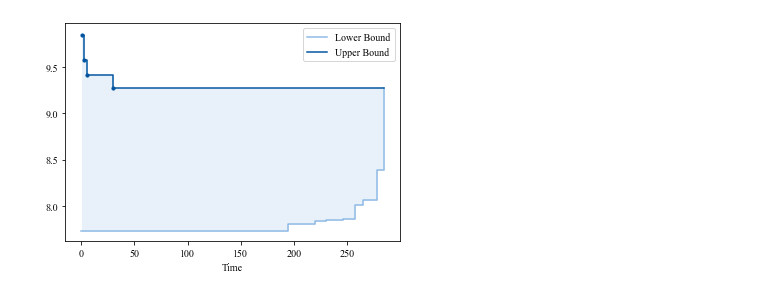
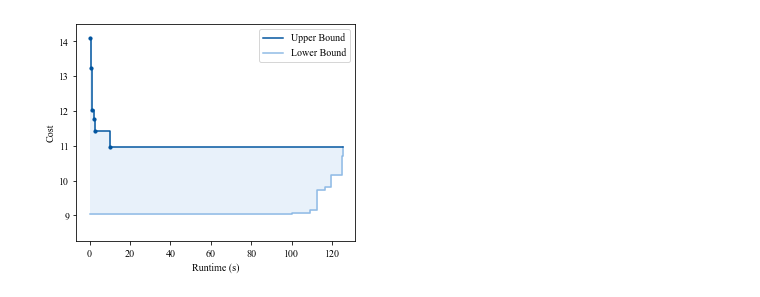
Before and after one commit to jsb/LayoutEmbedding, a Jupyter notebook: notebooks/optimization_timeline.ipynb, the cells around one changed output. Cells and saved outputs as stored; diff of their text form; code cells hidden in the pictures.

```diff
--- a/notebooks/optimization_timeline.ipynb
+++ b/notebooks/optimization_timeline.ipynb
@@ -87,13 +76,14 @@ def plot_run(lb_data, ub_data):
     lb_resampled = np.minimum(lb_resampled, ub_resampled)
     lb = np.minimum(lb, ub_interp(lb_t))
 
-    plt.figure()
-    plt.xlabel('Time')
+    #plt.figure()
+    plt.xlabel('Runtime (s)')
+    plt.ylabel('Cost')
 
-    plt.fill_between(t_resampled, lb_resampled, ub_resampled, color='rwth:blue10', step='post')
+    plt.fill_between(t_resampled, lb_resampled, ub_resampled, color='rwth:blue10', step='post', zorder=-2.0)
+    plt.step(t_resampled, ub_resampled, label='Upper Bound', c='rwth:blue', where='post', zorder=-0.0)
+    plt.step(t_resampled, lb_resampled, label='Lower Bound', c='rwth:blue50', where='post', zorder=-1.0)
 
-    plt.step(t_resampled, lb_resampled, label='Lower Bound', c='rwth:blue50', where='post')
-    plt.step(t_resampled, ub_resampled, label='Upper Bound', c='rwth:blue', where='post')
 
     point_size = 10.0
     #plt.scatter(lb_t, lb, c='rwth:blue50', s=point_size)
@@ -109,9 +117,13 @@ plot_run(lb_data, ub_data)
 # %%
-seed = 2
+seed = 281
 lb_fn = optimization_pipeline_output_dir + f'/{seed}_lower_bound.csv'
 ub_fn = optimization_pipeline_output_dir + f'/{seed}_upper_bound.csv'
 lb_data = pd.read_csv(lb_fn)
 ub_data = pd.read_csv(ub_fn)
+plt.figure(figsize=(5,4))
+#plt.title(f'Seed {seed} ({num_events} events)')
 plot_run(lb_data, ub_data)
+plt.ylim((8.25,14.5))
+plt.savefig('/home/born/projects/layouts/layout-embedding-paper/img/optimization-timeline/optimization-timeline-plot.pdf')
 # %% [output]
-[figure, old version]
+[figure, new version]
```
Also changed, not shown: parts of 4 cells of this notebook, 1 other file.
